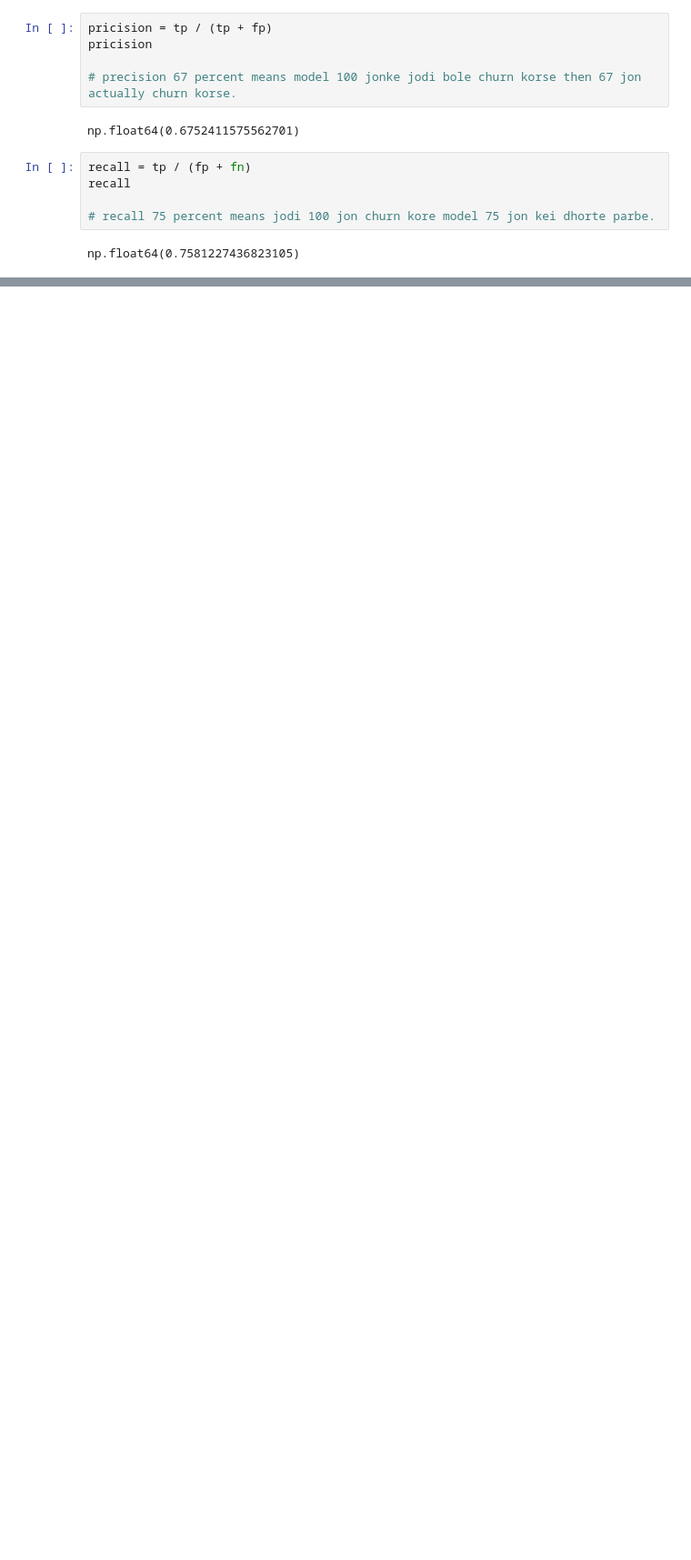
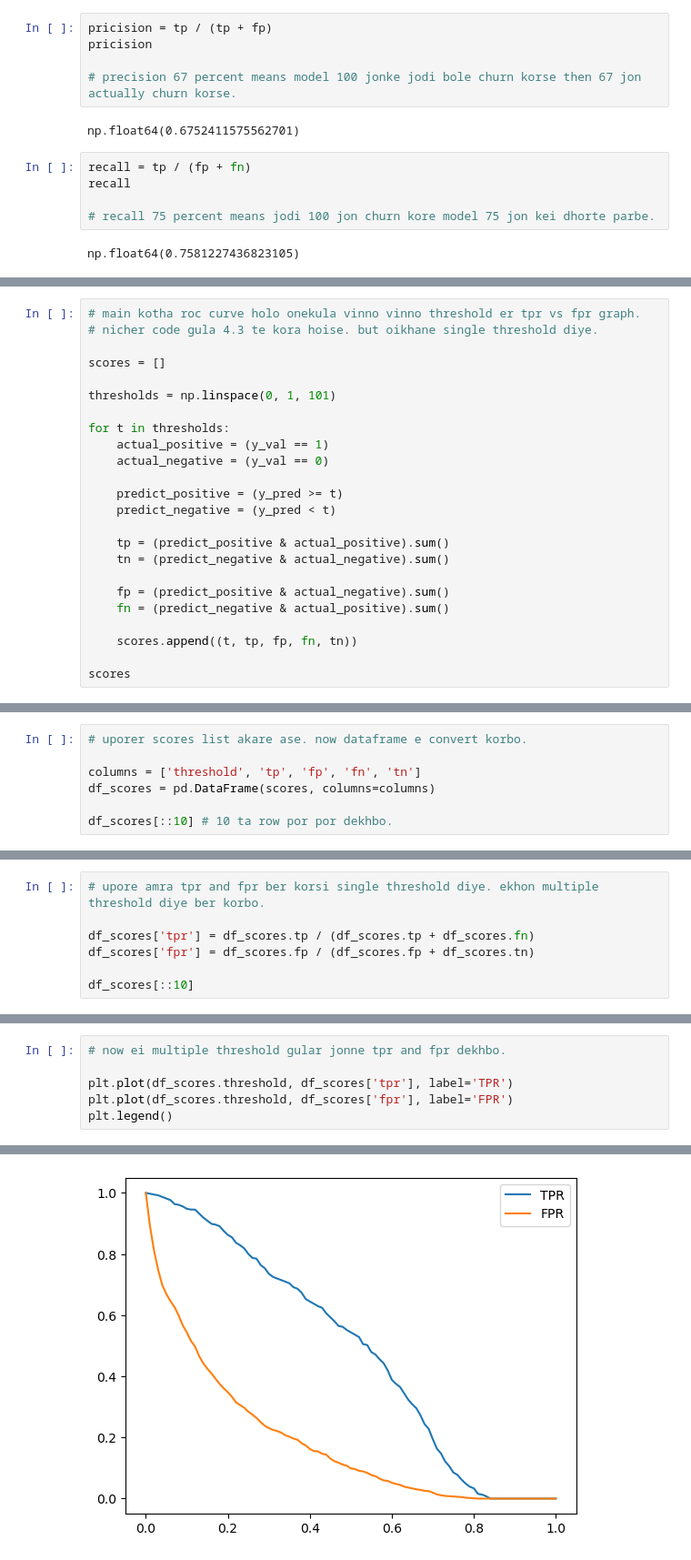
Before and after one commit to jihad-islam/Learning-ML, a Jupyter notebook: ML_ZoomCamp/Module_4/module4.ipynb, the cells around one changed output, grey strips where cells are left out. Shown at 91% size. Saved outputs shown, nothing was run; the diff lists cells and outputs as text; blank space fills up the shorter version.

```diff
--- a/ML_ZoomCamp/Module_4/module4.ipynb
+++ b/ML_ZoomCamp/Module_4/module4.ipynb
@@ -315,0 +375,24 @@ np.float64(0.7581227436823105)
+# %%
+# main kotha roc curve holo onekula vinno vinno threshold er tpr vs fpr graph.
+# nicher code gula 4.3 te kora hoise. but oikhane single threshold diye.
+
+scores = []
+
+thresholds = np.linspace(0, 1, 101)
+
+for t in thresholds:
+    actual_positive = (y_val == 1)
+    actual_negative = (y_val == 0)
+
+    predict_positive = (y_pred >= t)
+    predict_negative = (y_pred < t)
+
+    tp = (predict_positive & actual_positive).sum()
+    tn = (predict_negative & actual_negative).sum()
+
+    fp = (predict_positive & actual_negative).sum()
+    fn = (predict_negative & actual_positive).sum()
+
+    scores.append((t, tp, fp, fn, tn))
+
+scores
@@ -315,0 +417,7 @@ np.float64(0.7581227436823105)
+# %%
+# uporer scores list akare ase. now dataframe e convert korbo.
+
+columns = ['threshold', 'tp', 'fp', 'fn', 'tn']
+df_scores = pd.DataFrame(scores, columns=columns)
+
+df_scores[::10] # 10 ta row por por dekhbo.
@@ -315,0 +437,7 @@ np.float64(0.7581227436823105)
+# %%
+# upore amra tpr and fpr ber korsi single threshold diye. ekhon multiple threshold diye ber korbo.
+
+df_scores['tpr'] = df_scores.tp / (df_scores.tp + df_scores.fn)
+df_scores['fpr'] = df_scores.fp / (df_scores.fp + df_scores.tn)
+
+df_scores[::10]
@@ -315,0 +457,7 @@ np.float64(0.7581227436823105)
+# %%
+# now ei multiple threshold gular jonne tpr and fpr dekhbo.
+
+plt.plot(df_scores.threshold, df_scores['tpr'], label='TPR')
+plt.plot(df_scores.threshold, df_scores['fpr'], label='FPR')
+plt.legend()
+# %% [output]
@@ -315,0 +465 @@ np.float64(0.7581227436823105)
+[figure, added]
```
Also changed, not shown: parts of 15 cells of this notebook.
